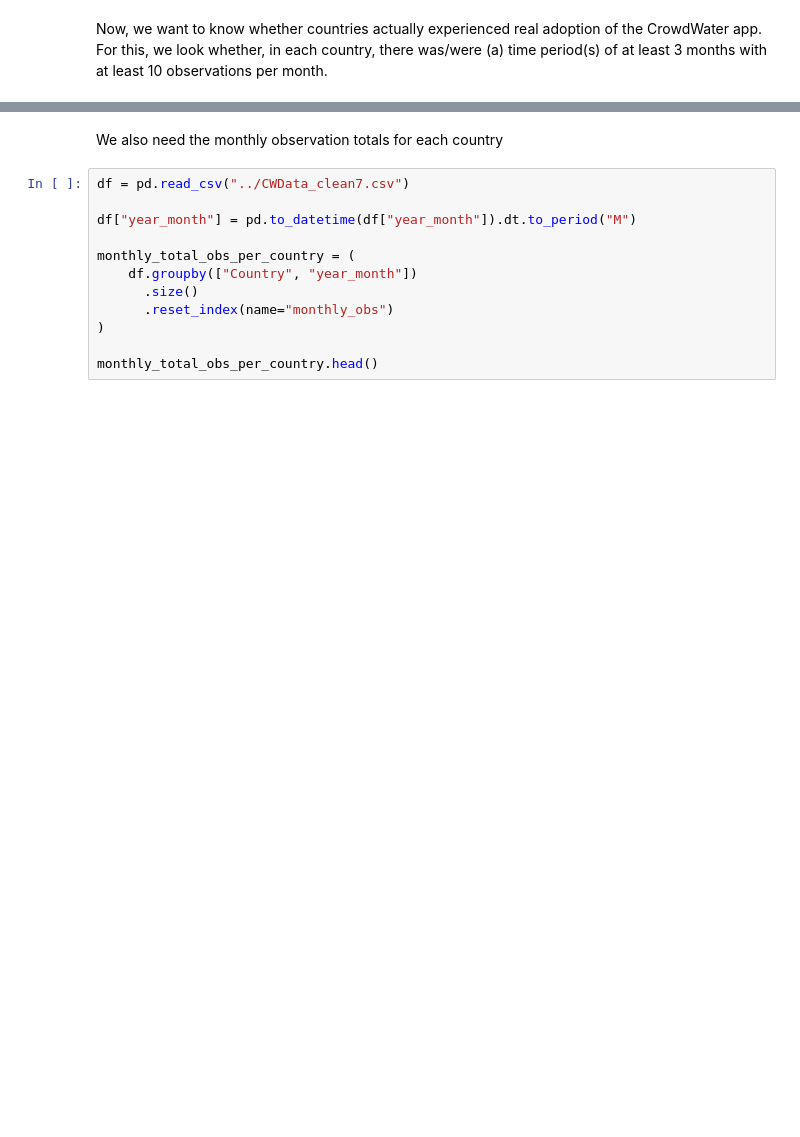
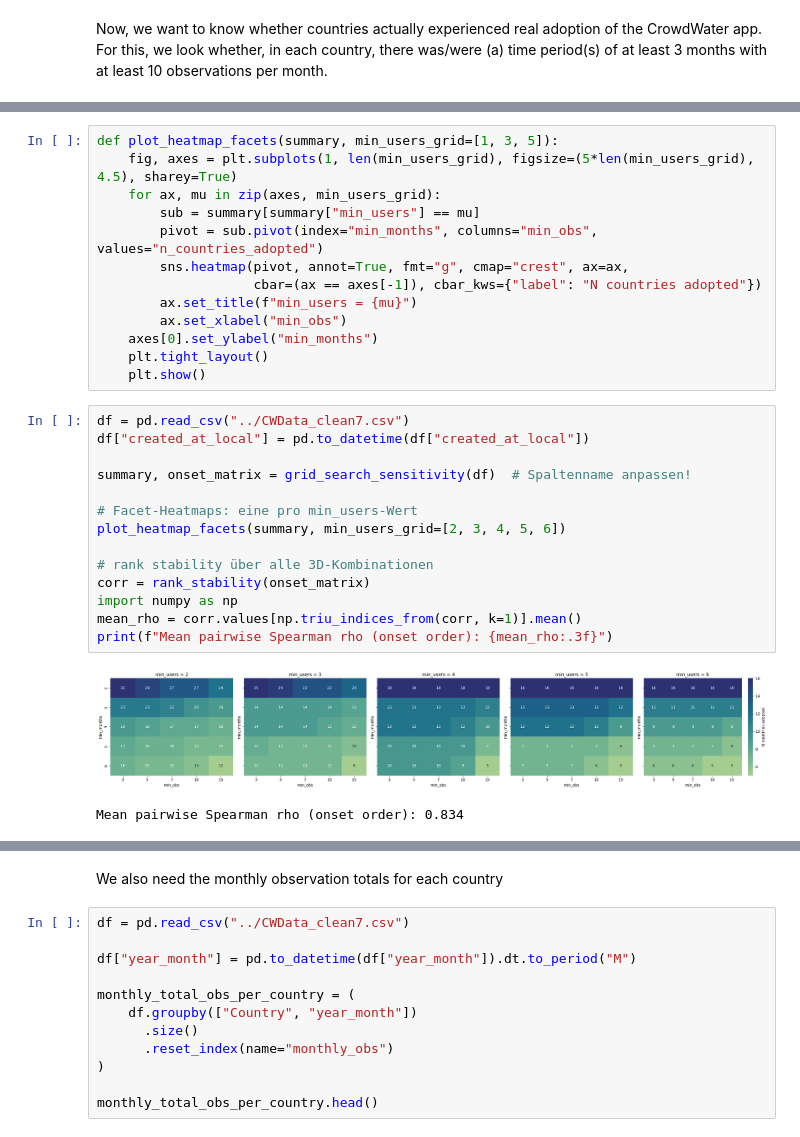
Before and after one commit to yannicknicolaswirz/Master_Thesis, a Jupyter notebook: Code/Part3.ipynb, the cells around one changed output, grey strips where cells are left out. Saved outputs shown, nothing was run; the diff lists cells and outputs as text; blank space fills up the shorter version.

```diff
--- a/Code/Part3.ipynb
+++ b/Code/Part3.ipynb
@@ -150,3 +208,33 @@ def sustained_adoption(df, min_obs=10, min_months=3):
+# %%
+def plot_heatmap_facets(summary, min_users_grid=[1, 3, 5]):
+    fig, axes = plt.subplots(1, len(min_users_grid), figsize=(5*len(min_users_grid), 4.5), sharey=True)
+    for ax, mu in zip(axes, min_users_grid):
+        sub = summary[summary["min_users"] == mu]
+        pivot = sub.pivot(index="min_months", columns="min_obs", values="n_countries_adopted")
+        sns.heatmap(pivot, annot=True, fmt="g", cmap="crest", ax=ax,
+                    cbar=(ax == axes[-1]), cbar_kws={"label": "N countries adopted"})
+        ax.set_title(f"min_users = {mu}")
+        ax.set_xlabel("min_obs")
+    axes[0].set_ylabel("min_months")
+    plt.tight_layout()
+    plt.show()
+# %%
+df = pd.read_csv("../CWData_clean7.csv")
+df["created_at_local"] = pd.to_datetime(df["created_at_local"])
+
+summary, onset_matrix = grid_search_sensitivity(df)  # Spaltenname anpassen!
+
+# Facet-Heatmaps: eine pro min_users-Wert
+plot_heatmap_facets(summary, min_users_grid=[2, 3, 4, 5, 6])
+
+# rank stability über alle 3D-Kombinationen
+corr = rank_stability(onset_matrix)
+import numpy as np
+mean_rho = corr.values[np.triu_indices_from(corr, k=1)].mean()
+print(f"Mean pairwise Spearman rho (onset order): {mean_rho:.3f}")
+# %% [output]
+[figure, added]
+Mean pairwise Spearman rho (onset order): 0.834
 # %%
 df = pd.read_csv("../CWData_clean7.csv")
 df["date"] = pd.to_datetime(df["date"])
```
Also changed, not shown: parts of 21 cells of this notebook, 9 other files.
